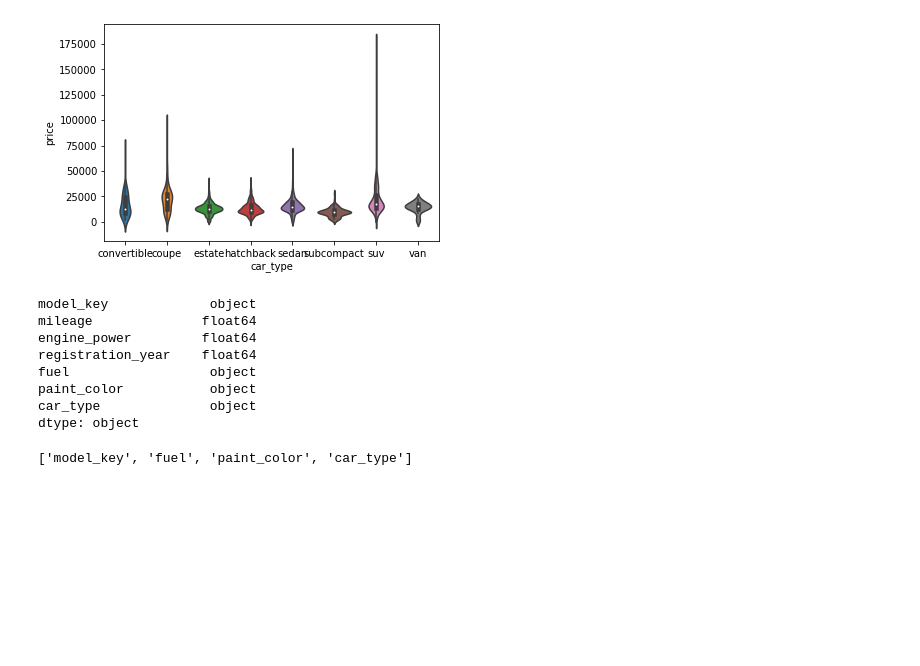
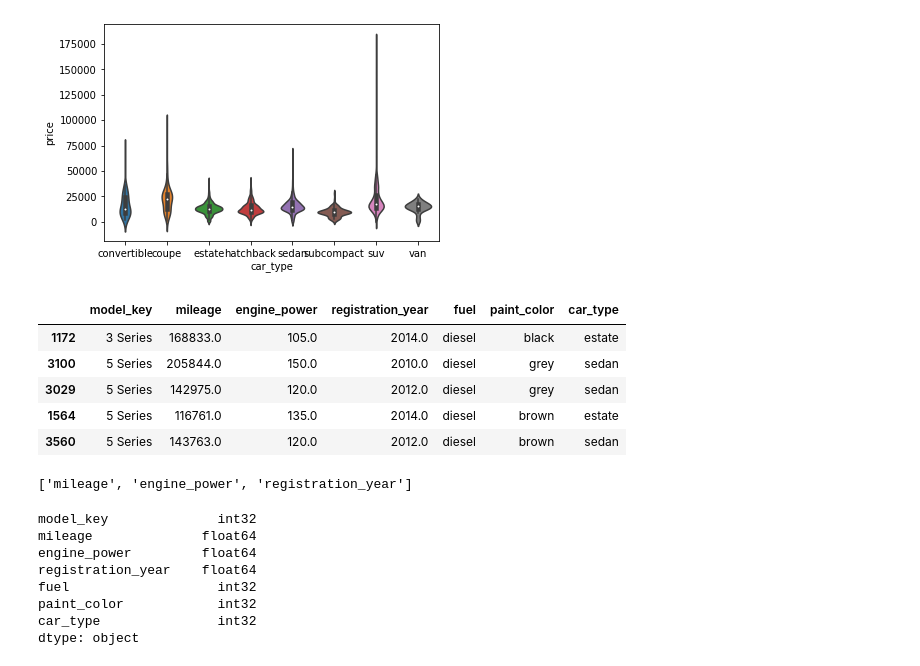
Before and after one commit to hideurface/Learned, a Jupyter notebook: Kaggle/DataSet/BMW_Price.ipynb, the cells around one changed output. Saved outputs shown, nothing was run; the diff lists cells and outputs as text; code cells hidden in the pictures; blank space fills up the shorter version.

```diff
--- a/Kaggle/DataSet/BMW_Price.ipynb
+++ b/Kaggle/DataSet/BMW_Price.ipynb
@@ -305,3 +309,19 @@ from xgboost import XGBRegressor
 # %%
 train_y = all_df.price
 train_x = all_df.drop(['price'], axis=1)
+# %%
+train_X, valid_X, train_Y, valid_Y = train_test_split(train_x, train_y, test_size=0.2, random_state=0)
+valid_X.head(5)
+# %% [output]
+|  | model_key | mileage | engine_power | registration_year | fuel | paint_color | car_type |
+| 1172 | 3 Series | 168833.0 | 105.0 | 2014.0 | diesel | black | estate |
+| 3100 | 5 Series | 205844.0 | 150.0 | 2010.0 | diesel | grey | sedan |
+| 3029 | 5 Series | 142975.0 | 120.0 | 2012.0 | diesel | grey | sedan |
+| 1564 | 5 Series | 116761.0 | 135.0 | 2014.0 | diesel | brown | estate |
+| 3560 | 5 Series | 143763.0 | 120.0 | 2012.0 | diesel | brown | sedan |
+# %%
+categorical_col = [cname for cname in train_X.columns if train_X[cname].dtype == 'object']
+numberical_col = [cname for cname in train_X.columns if train_X[cname].dtype == 'float64']
+numberical_col
+# %% [output]
+['mileage', 'engine_power', 'registration_year']
@@ -308,11 +340,11 @@ train_x = all_df.drop(['price'], axis=1)
 # %%
-train_x.dtypes
+le_train_X.dtypes
 # %% [output]
-model_key             object
+model_key              int32
 mileage              float64
 engine_power         float64
 registration_year    float64
-fuel                  object
-paint_color           object
-car_type              object
+fuel                   int32
+paint_color            int32
+car_type               int32
 dtype: object
@@ -321,4 +350,0 @@ categorical_col = [col for col in train_x.columns if train_x[col].dtype == 'obje
-# %%
-categorical_col
-# %% [output]
-['model_key', 'fuel', 'paint_color', 'car_type']
```
Also changed, not shown: parts of 22 cells of this notebook, 8 other files.
